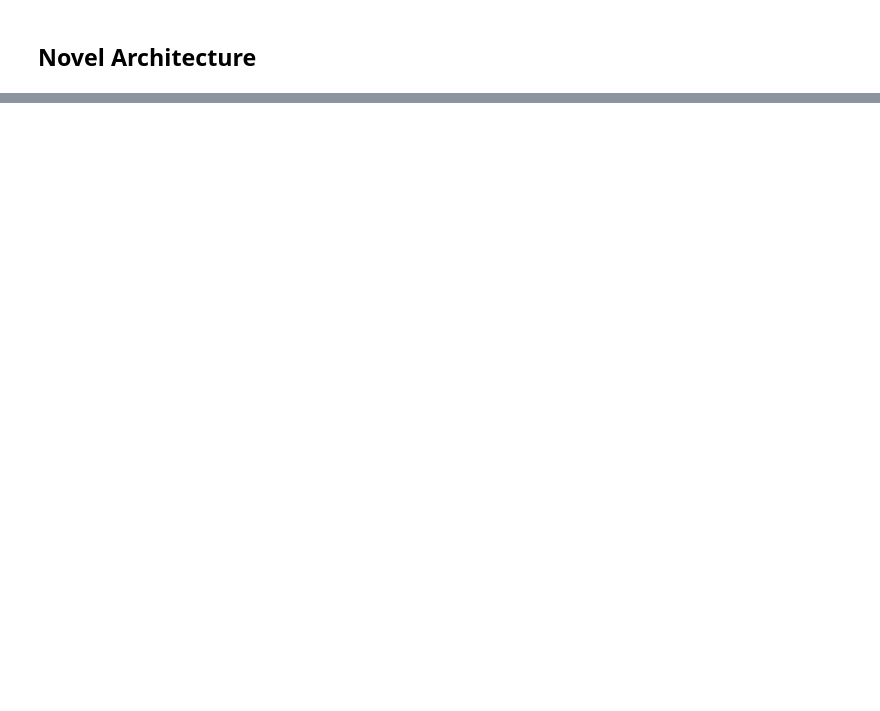
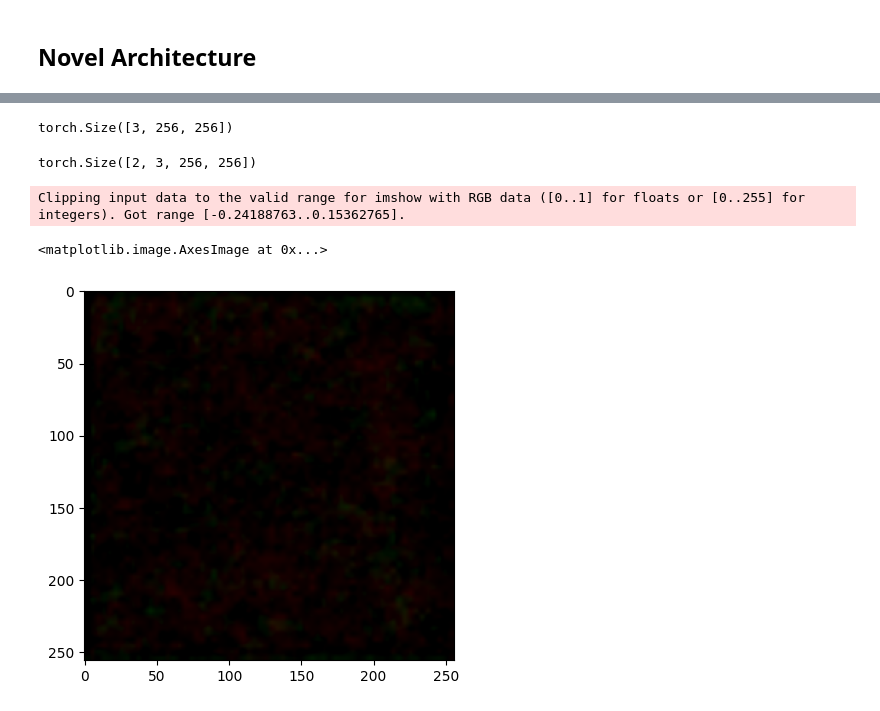
Before and after one commit to SirajTM2199/Remote-Sensing-Change-Captioning, a Jupyter notebook: New_Architecture.ipynb, the cells around one changed output, grey strips where cells are left out. Saved outputs shown, nothing was run; the diff lists cells and outputs as text; code cells hidden in the pictures; blank space fills up the shorter version.

```diff
--- a/New_Architecture.ipynb
+++ b/New_Architecture.ipynb
@@ -978,0 +2524,28 @@ class ModifiedAttentiveEncoder(nn.Module):
+# %%
+def make_divisible(value, divisor, min_value=None, min_ratio=0.9):
+    """Make divisible function.
+
+    This function rounds the channel number to the nearest value that can be
+    divisible by the divisor. It is taken from the original tf repo. It ensures
+    that all layers have a channel number that is divisible by divisor. It can
+    be seen here: https://github.com/tensorflow/models/blob/master/research/slim/nets/mobilenet/mobilenet.py  # noqa
+
+    Args:
+        value (int): The original channel number.
+        divisor (int): The divisor to fully divide the channel number.
+        min_value (int): The minimum value of the output channel.
+            Default: None, means that the minimum value equal to the divisor.
+        min_ratio (float): The minimum ratio of the rounded channel number to
+            the original channel number. Default: 0.9.
+
+    Returns:
+        int: The modified output channel number.
+    """
+
+    if min_value is None:
+        min_value = divisor
+    new_value = max(min_value, int(value + divisor / 2) // divisor * divisor)
+    # Make sure that round down does not go down by more than (1-min_ratio).
+    if new_value < min_ratio * value:
+        new_value += divisor
+    return new_value
@@ -1075,0 +2810,7 @@ class Decoder(nn.Module):
+# %%
+model = Model(device='cuda',network='CLIP-ViT-B/32').to('cuda')
+# %%
+ima = torch.rand(2,3,256,256).to('cuda')
+imb = torch.rand(2,3,256,256).to('cuda')
+# %%
+k,u = model.forward(ima,imb)
@@ -1075,0 +2836,14 @@ class Decoder(nn.Module):
+# %%
+k[0].shape
+# %% [output]
+torch.Size([3, 256, 256])
+# %%
+ima.shape
+# %% [output]
+torch.Size([2, 3, 256, 256])
+# %%
+plt.imshow(k[0].detach().cpu().permute(1,2,0))
+# %% [output]
+Clipping input data to the valid range for imshow with RGB data ([0..1] for floats or [0..255] for integers). Got range [-0.24188763..0.15362765].
+<matplotlib.image.AxesImage at 0x...>
+[figure, added]
```
Also changed, not shown: parts of 35 cells of this notebook, 8 other files.
